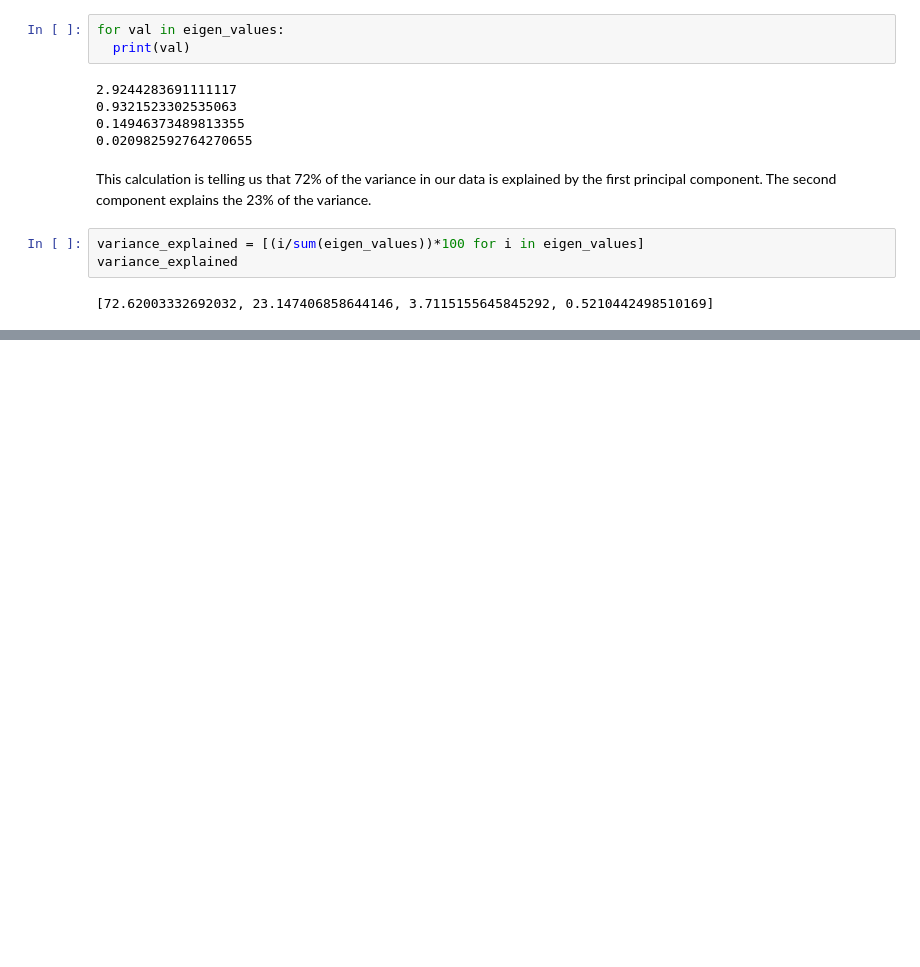
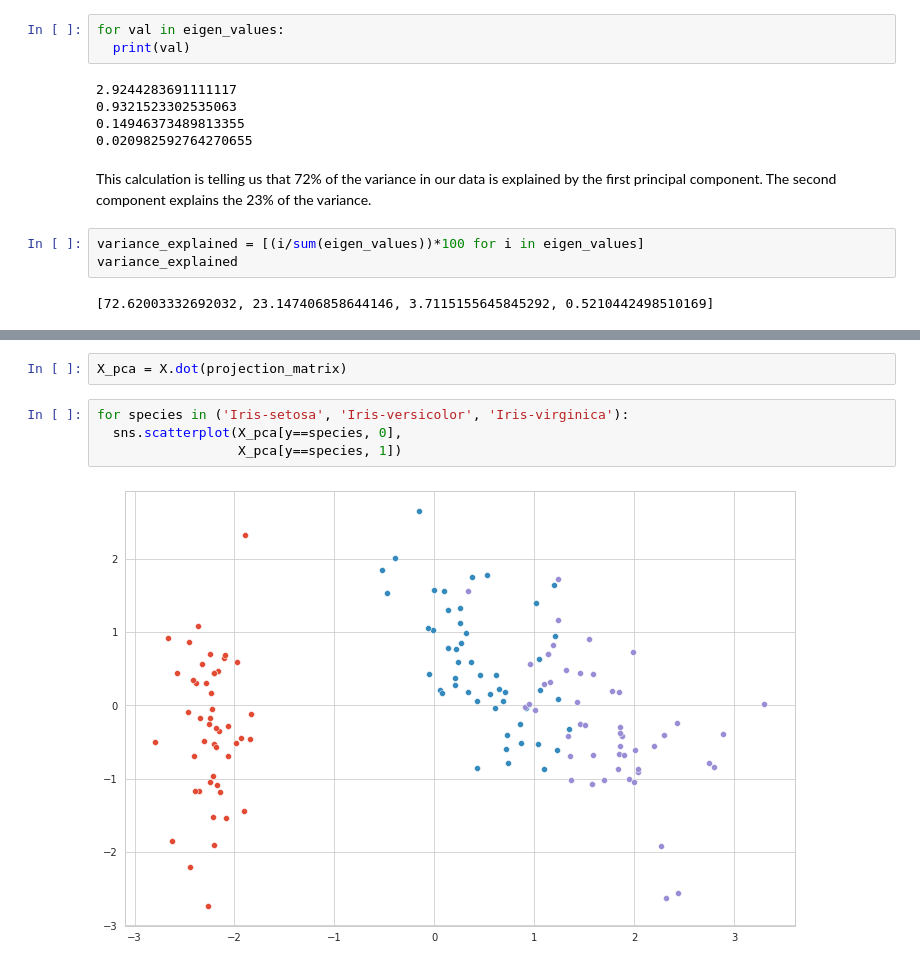
Before and after one commit to frm1789/100DaysOfPython, a Jupyter notebook: PCA_with_NumPy.ipynb, the cells around one changed output, grey strips where cells are left out. Cells and saved outputs as stored; diff of their text form; blank space fills up the shorter version.

```diff
--- a/PCA_with_NumPy.ipynb
+++ b/PCA_with_NumPy.ipynb
@@ -125,0 +168,8 @@ variance_explained
+# %%
+X_pca = X.dot(projection_matrix)
+# %%
+for species in ('Iris-setosa', 'Iris-versicolor', 'Iris-virginica'):
+  sns.scatterplot(X_pca[y==species, 0],
+                  X_pca[y==species, 1])
+# %% [output]
+[figure, added]
```
Also changed, not shown: parts of 10 cells of this notebook.
